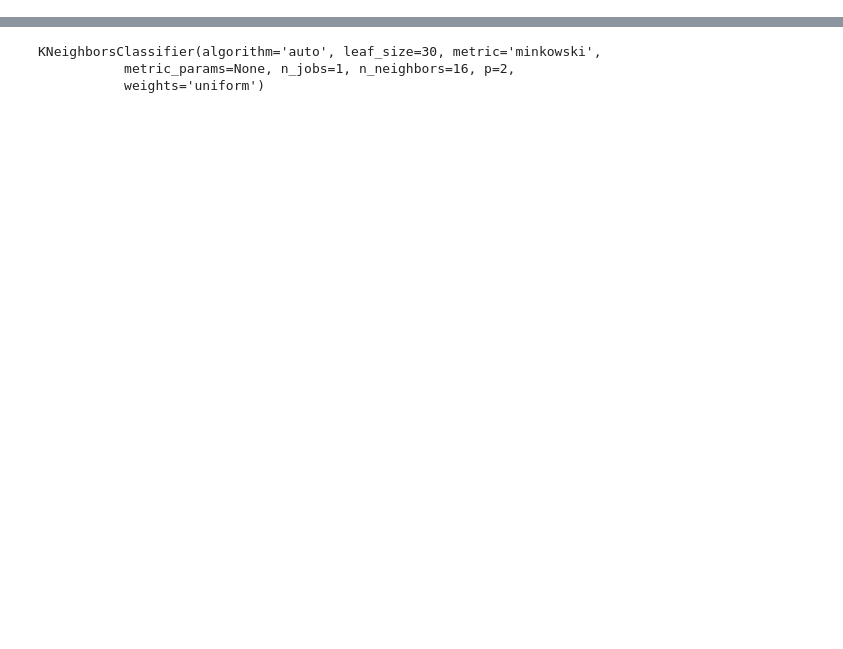
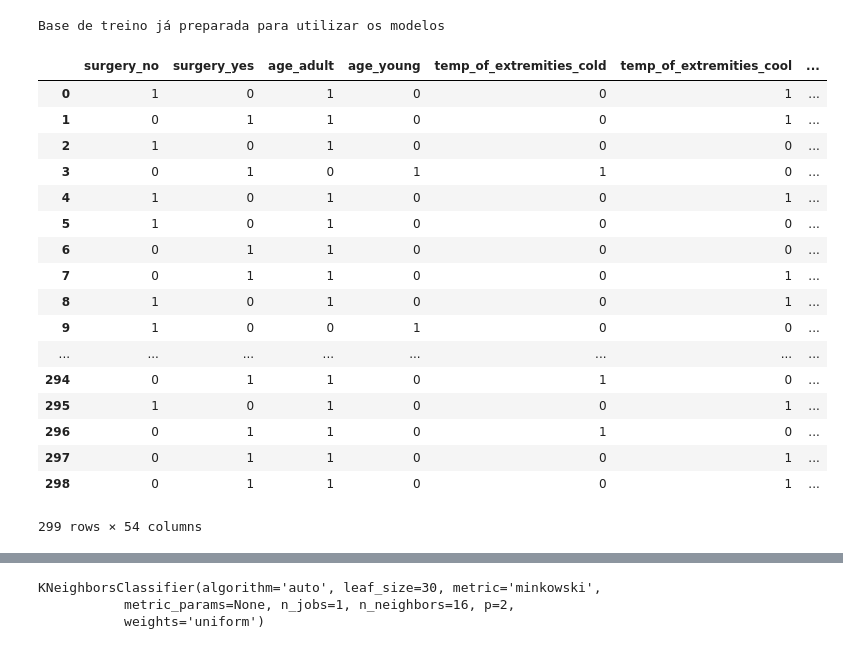
Before and after one commit to acresende/data-mining-puc-final-task, a Jupyter notebook: Data-Mining-Horse-Final.ipynb, the cells around one changed output, grey strips where cells are left out. Cells and saved outputs as stored; diff of their text form; code cells hidden in the pictures; blank space fills up the shorter version.

```diff
--- a/Data-Mining-Horse-Final.ipynb
+++ b/Data-Mining-Horse-Final.ipynb
@@ -179,3 +232,26 @@ while i < PreProcessedHorseDataSetTest.shape[1]:
     if PreProcessedHorseDataSetTest[list(PreProcessedHorseDataSetTest)[i]].dtypes == 'O':
         PreProcessedHorseDataSetTest[list(PreProcessedHorseDataSetTest)[i]] = PreProcessedHorseDataSetTest[list(PreProcessedHorseDataSetTest)[i]].astype('category')
     i = i+1
+# %%
+print('\nBase de treino já preparada para utilizar os modelos\n')
+PreProcessedHorseDataSet
+# %% [output]
+Base de treino já preparada para utilizar os modelos
+|  | surgery_no | surgery_yes | age_adult | age_young | temp_of_extremities_cold | temp_of_extremities_cool | ... |
+| 0 | 1 | 0 | 1 | 0 | 0 | 1 | ... |
+| 1 | 0 | 1 | 1 | 0 | 0 | 1 | ... |
+| 2 | 1 | 0 | 1 | 0 | 0 | 0 | ... |
+| 3 | 0 | 1 | 0 | 1 | 1 | 0 | ... |
+| 4 | 1 | 0 | 1 | 0 | 0 | 1 | ... |
+| 5 | 1 | 0 | 1 | 0 | 0 | 0 | ... |
+| 6 | 0 | 1 | 1 | 0 | 0 | 0 | ... |
+| 7 | 0 | 1 | 1 | 0 | 0 | 1 | ... |
+| 8 | 1 | 0 | 1 | 0 | 0 | 1 | ... |
+| 9 | 1 | 0 | 0 | 1 | 0 | 0 | ... |
+| ... | ... | ... | ... | ... | ... | ... | ... |
+| 294 | 0 | 1 | 1 | 0 | 1 | 0 | ... |
+| 295 | 1 | 0 | 1 | 0 | 0 | 1 | ... |
+| 296 | 0 | 1 | 1 | 0 | 1 | 0 | ... |
+| 297 | 0 | 1 | 1 | 0 | 0 | 1 | ... |
+| 298 | 0 | 1 | 1 | 0 | 0 | 1 | ... |
+299 rows × 54 columns
```
Also changed, not shown: parts of 40 cells of this notebook, 2 other files.
